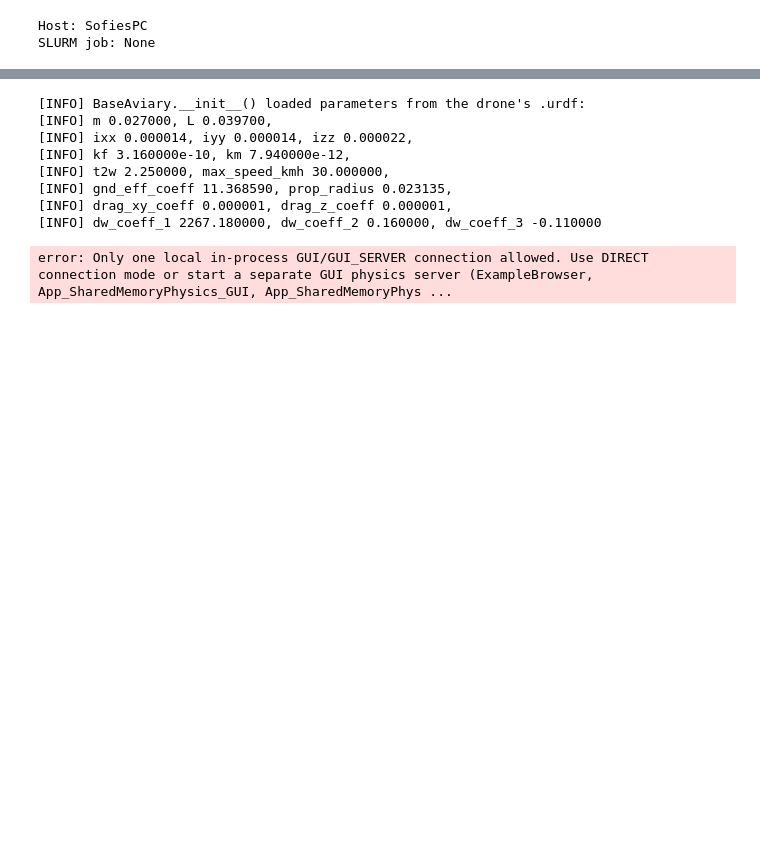
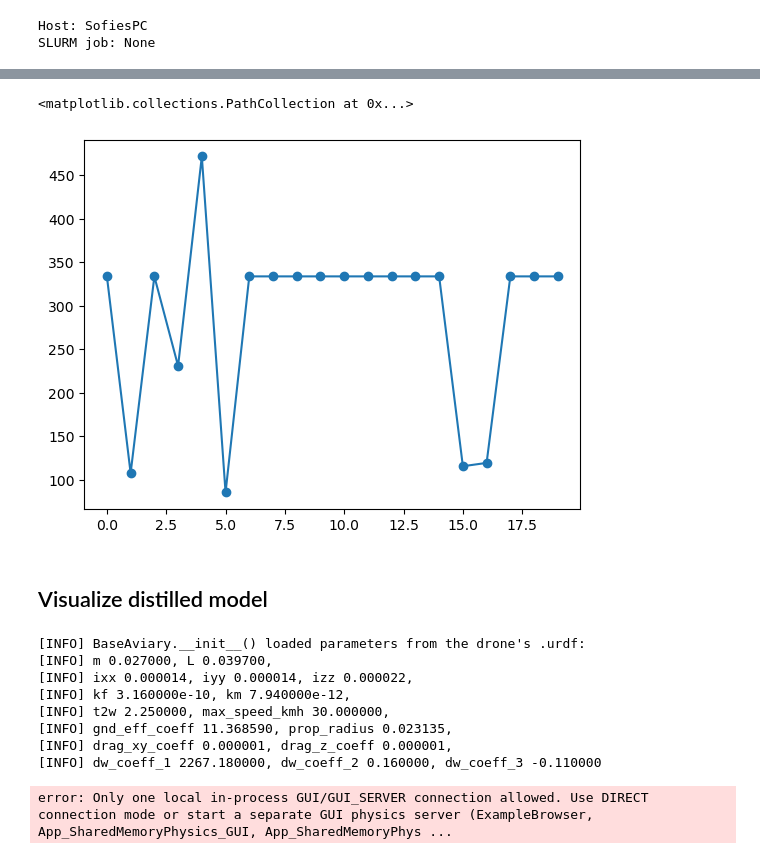
Before and after one commit to SofieElving/GGSpeciale, a Jupyter notebook: quadcopter-suite/SPID_test.ipynb, the cells around one changed output, grey strips where cells are left out. Drawn from its saved outputs; the diff is of its cells as text; code cells hidden in the pictures; blank space fills up the shorter version.

Commit message:
added distilled models + code for recording

```diff
--- a/quadcopter-suite/SPID_test.ipynb
+++ b/quadcopter-suite/SPID_test.ipynb
@@ -29,11 +46,4 @@ policy = PySRPolicy(env)
 # %%
-import warnings
-
-from stable_baselines3 import PPO
-from gym_pybullet_drones.envs.HoverAviary import HoverAviary
-from gym_pybullet_drones.utils.enums import ObservationType, ActionType
-import gymnasium as gym
-import numpy as np
 
 warnings.filterwarnings(
     "ignore",
@@ -73,11 +83,11 @@ environment = lambda: HoverActionShapeWrapper(
 
 rewards, best_policy, wrapper, run_dir = train_spid(teacher_path = teacher_model_path,
                                                     teacher_model = teacher_model,
-                                                    save_folder_path="C:/GitHub/GGSpeciale/quadcopter-suite/distil-results_1000x12",
+                                                    save_folder_path="C:/GitHub/GGSpeciale/quadcopter-suite/distil-results_1000x12_no_Q",
                                                     save_results=True,
                                                     environment=environment,
-                                                    n_iter=12,
-                                                    total_timesteps=12*1000,
+                                                    n_iter=20,
+                                                    total_timesteps=20*1000,
                                                     n_eval_episodes=10,
                                                     verbose=2)
 # %% [output]
@@ -214,3 +220,13 @@ Loaded local teacher from: C:\GitHub\GGSpeciale\quadcopter-suite\results\save-04
+# %%
+import matplotlib.pyplot as plt
+
+plt.plot(range(len(rewards)), rewards)
+plt.scatter(range(len(rewards)), rewards)
+# %% [output]
+<matplotlib.collections.PathCollection at 0x...>
+[figure, added]
+# %% [markdown]
+## Visualize distilled model
 # %%
 import time
 DEFAULT_OBS = ObservationType("kin")
```
Also changed, not shown: parts of 17 cells of this notebook, 11 other files.
